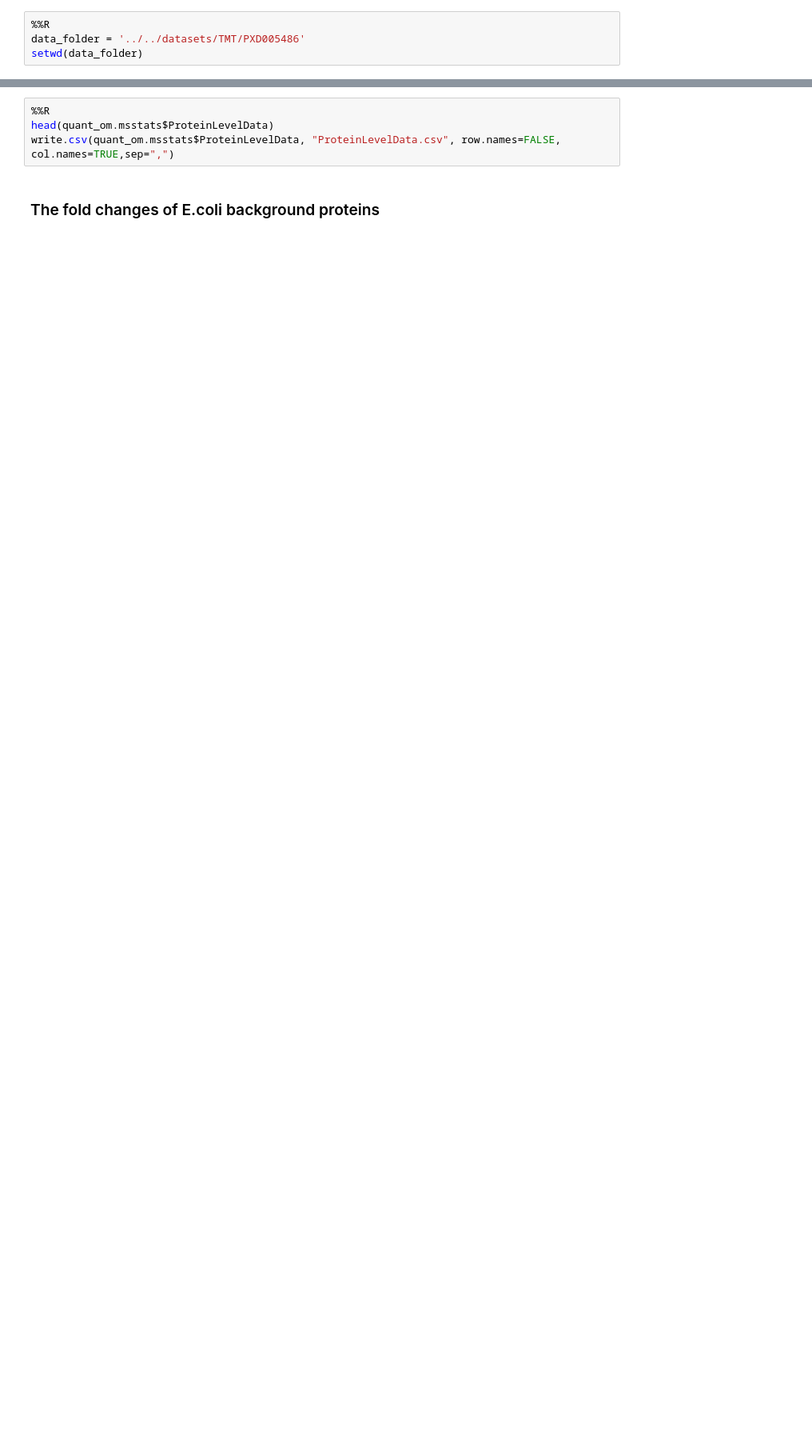
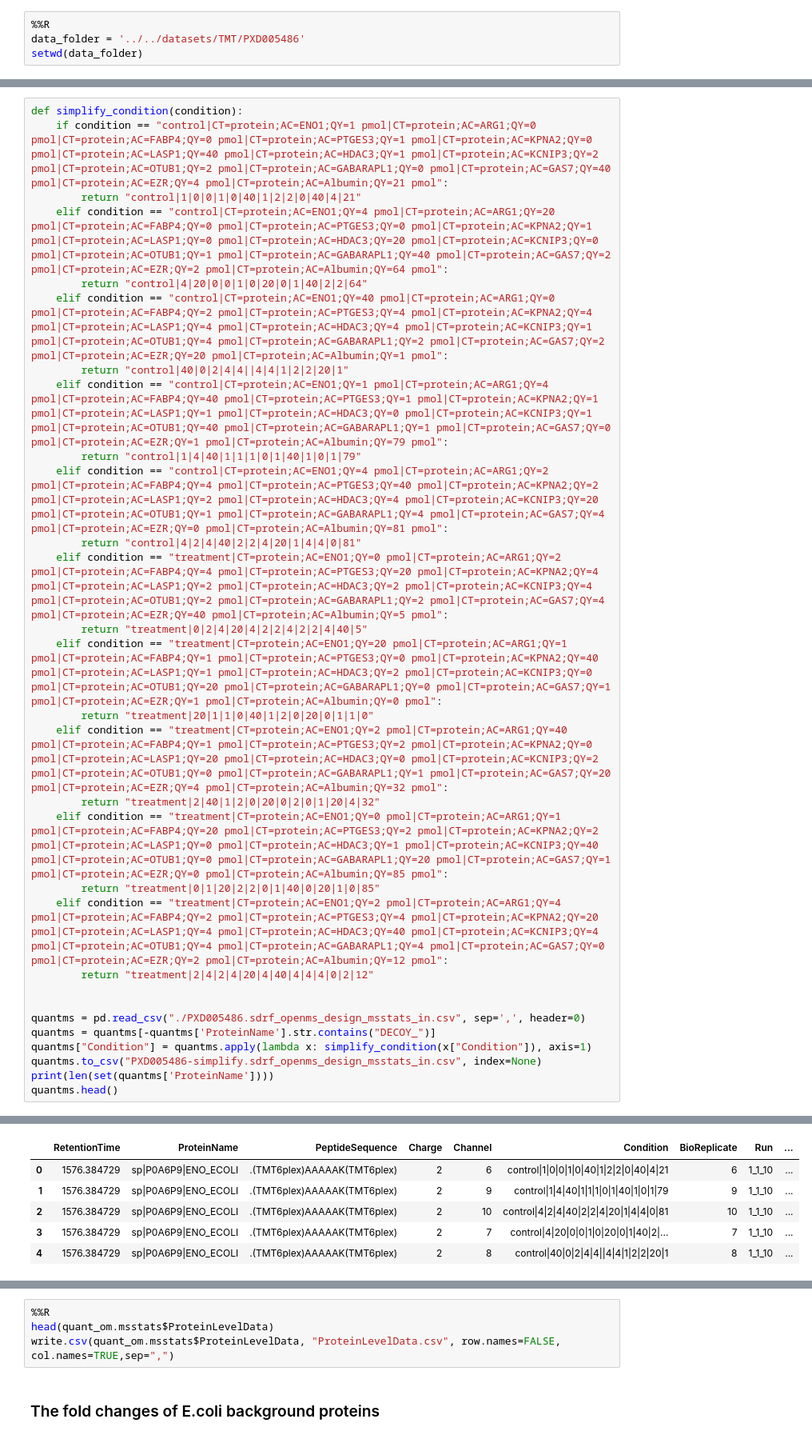
Before and after one commit to ypriverol/quantms-research, a Jupyter notebook: notebooks/TMT/PXD005486Benchmark.ipynb, the cells around one changed output, grey strips where cells are left out. Shown at 80% size. Saved outputs shown, nothing was run; the diff lists cells and outputs as text; blank space fills up the shorter version.

```diff
--- a/notebooks/TMT/PXD005486Benchmark.ipynb
+++ b/notebooks/TMT/PXD005486Benchmark.ipynb
@@ -37,0 +28,31 @@ quantms.head()
+# %%
+def simplify_condition(condition):
+    if condition == "control|CT=protein;AC=ENO1;QY=1 pmol|CT=protein;AC=ARG1;QY=0 pmol|CT=protein;AC=FABP4;QY=0 pmol|CT=protein;AC=PTGES3;QY=1 pmol|CT=protein;AC=KPNA2;QY=0 pmol|CT=protein;AC=LASP1;QY=40 pmol|CT=protein;AC=HDAC3;QY=1 pmol|CT=protein;AC=KCNIP3;QY=2 pmol|CT=protein;AC=OTUB1;QY=2 pmol|CT=protein;AC=GABARAPL1;QY=0 pmol|CT=protein;AC=GAS7;QY=40 pmol|CT=protein;AC=EZR;QY=4 pmol|CT=protein;AC=Albumin;QY=21 pmol":
+        return "control|1|0|0|1|0|40|1|2|2|0|40|4|21"
+    elif condition == "control|CT=protein;AC=ENO1;QY=4 pmol|CT=protein;AC=ARG1;QY=20 pmol|CT=protein;AC=FABP4;QY=0 pmol|CT=protein;AC=PTGES3;QY=0 pmol|CT=protein;AC=KPNA2;QY=1 pmol|CT=protein;AC=LASP1;QY=0 pmol|CT=protein;AC=HDAC3;QY=20 pmol|CT=protein;AC=KCNIP3;QY=0 pmol|CT=protein;AC=OTUB1;QY=1 pmol|CT=protein;AC=GABARAPL1;QY=40 pmol|CT=protein;AC=GAS7;QY=2 pmol|CT=protein;AC=EZR;QY=2 pmol|CT=protein;AC=Albumin;QY=64 pmol":
+        return "control|4|20|0|0|1|0|20|0|1|40|2|2|64"
+    elif condition == "control|CT=protein;AC=ENO1;QY=40 pmol|CT=protein;AC=ARG1;QY=0 pmol|CT=protein;AC=FABP4;QY=2 pmol|CT=protein;AC=PTGES3;QY=4 pmol|CT=protein;AC=KPNA2;QY=4 pmol|CT=protein;AC=LASP1;QY=4 pmol|CT=protein;AC=HDAC3;QY=4 pmol|CT=protein;AC=KCNIP3;QY=1 pmol|CT=protein;AC=OTUB1;QY=4 pmol|CT=protein;AC=GABARAPL1;QY=2 pmol|CT=protein;AC=GAS7;QY=2 pmol|CT=protein;AC=EZR;QY=20 pmol|CT=protein;AC=Albumin;QY=1 pmol":
+        return "control|40|0|2|4|4||4|4|1|2|2|20|1"
+    elif condition == "control|CT=protein;AC=ENO1;QY=1 pmol|CT=protein;AC=ARG1;QY=4 pmol|CT=protein;AC=FABP4;QY=40 pmol|CT=protein;AC=PTGES3;QY=1 pmol|CT=protein;AC=KPNA2;QY=1 pmol|CT=protein;AC=LASP1;QY=1 pmol|CT=protein;AC=HDAC3;QY=0 pmol|CT=protein;AC=KCNIP3;QY=1 pmol|CT=protein;AC=OTUB1;QY=40 pmol|CT=protein;AC=GABARAPL1;QY=1 pmol|CT=protein;AC=GAS7;QY=0 pmol|CT=protein;AC=EZR;QY=1 pmol|CT=protein;AC=Albumin;QY=79 pmol":
+        return "control|1|4|40|1|1|1|0|1|40|1|0|1|79"
+    elif condition == "control|CT=protein;AC=ENO1;QY=4 pmol|CT=protein;AC=ARG1;QY=2 pmol|CT=protein;AC=FABP4;QY=4 pmol|CT=protein;AC=PTGES3;QY=40 pmol|CT=protein;AC=KPNA2;QY=2 pmol|CT=protein;AC=LASP1;QY=2 pmol|CT=protein;AC=HDAC3;QY=4 pmol|CT=protein;AC=KCNIP3;QY=20 pmol|CT=protein;AC=OTUB1;QY=1 pmol|CT=protein;AC=GABARAPL1;QY=4 pmol|CT=protein;AC=GAS7;QY=4 pmol|CT=protein;AC=EZR;QY=0 pmol|CT=protein;AC=Albumin;QY=81 pmol":
+        return "control|4|2|4|40|2|2|4|20|1|4|4|0|81"
+    elif condition == "treatment|CT=protein;AC=ENO1;QY=0 pmol|CT=protein;AC=ARG1;QY=2 pmol|CT=protein;AC=FABP4;QY=4 pmol|CT=protein;AC=PTGES3;QY=20 pmol|CT=protein;AC=KPNA2;QY=4 pmol|CT=protein;AC=LASP1;QY=2 pmol|CT=protein;AC=HDAC3;QY=2 pmol|CT=protein;AC=KCNIP3;QY=4 pmol|CT=protein;AC=OTUB1;QY=2 pmol|CT=protein;AC=GABARAPL1;QY=2 pmol|CT=protein;AC=GAS7;QY=4 pmol|CT=protein;AC=EZR;QY=40 pmol|CT=protein;AC=Albumin;QY=5 pmol":
+        return "treatment|0|2|4|20|4|2|2|4|2|2|4|40|5"
+    elif condition == "treatment|CT=protein;AC=ENO1;QY=20 pmol|CT=protein;AC=ARG1;QY=1 pmol|CT=protein;AC=FABP4;QY=1 pmol|CT=protein;AC=PTGES3;QY=0 pmol|CT=protein;AC=KPNA2;QY=40 pmol|CT=protein;AC=LASP1;QY=1 pmol|CT=protein;AC=HDAC3;QY=2 pmol|CT=protein;AC=KCNIP3;QY=0 pmol|CT=protein;AC=OTUB1;QY=20 pmol|CT=protein;AC=GABARAPL1;QY=0 pmol|CT=protein;AC=GAS7;QY=1 pmol|CT=protein;AC=EZR;QY=1 pmol|CT=protein;AC=Albumin;QY=0 pmol":
+        return "treatment|20|1|1|0|40|1|2|0|20|0|1|1|0"
+    elif condition == "treatment|CT=protein;AC=ENO1;QY=2 pmol|CT=protein;AC=ARG1;QY=40 pmol|CT=protein;AC=FABP4;QY=1 pmol|CT=protein;AC=PTGES3;QY=2 pmol|CT=protein;AC=KPNA2;QY=0 pmol|CT=protein;AC=LASP1;QY=20 pmol|CT=protein;AC=HDAC3;QY=0 pmol|CT=protein;AC=KCNIP3;QY=2 pmol|CT=protein;AC=OTUB1;QY=0 pmol|CT=protein;AC=GABARAPL1;QY=1 pmol|CT=protein;AC=GAS7;QY=20 pmol|CT=protein;AC=EZR;QY=4 pmol|CT=protein;AC=Albumin;QY=32 pmol":
+        return "treatment|2|40|1|2|0|20|0|2|0|1|20|4|32"
+    elif condition == "treatment|CT=protein;AC=ENO1;QY=0 pmol|CT=protein;AC=ARG1;QY=1 pmol|CT=protein;AC=FABP4;QY=20 pmol|CT=protein;AC=PTGES3;QY=2 pmol|CT=protein;AC=KPNA2;QY=2 pmol|CT=protein;AC=LASP1;QY=0 pmol|CT=protein;AC=HDAC3;QY=1 pmol|CT=protein;AC=KCNIP3;QY=40 pmol|CT=protein;AC=OTUB1;QY=0 pmol|CT=protein;AC=GABARAPL1;QY=20 pmol|CT=protein;AC=GAS7;QY=1 pmol|CT=protein;AC=EZR;QY=0 pmol|CT=protein;AC=Albumin;QY=85 pmol":
+        return "treatment|0|1|20|2|2|0|1|40|0|20|1|0|85"
+    elif condition == "treatment|CT=protein;AC=ENO1;QY=2 pmol|CT=protein;AC=ARG1;QY=4 pmol|CT=protein;AC=FABP4;QY=2 pmol|CT=protein;AC=PTGES3;QY=4 pmol|CT=protein;AC=KPNA2;QY=20 pmol|CT=protein;AC=LASP1;QY=4 pmol|CT=protein;AC=HDAC3;QY=40 pmol|CT=protein;AC=KCNIP3;QY=4 pmol|CT=protein;AC=OTUB1;QY=4 pmol|CT=protein;AC=GABARAPL1;QY=4 pmol|CT=protein;AC=GAS7;QY=0 pmol|CT=protein;AC=EZR;QY=2 pmol|CT=protein;AC=Albumin;QY=12 pmol":
+        return "treatment|2|4|2|4|20|4|40|4|4|4|0|2|12"
+
+
+quantms = pd.read_csv("./PXD005486.sdrf_openms_design_msstats_in.csv", sep=',', header=0)
+quantms = quantms[-quantms['ProteinName'].str.contains("DECOY_")]
+quantms["Condition"] = quantms.apply(lambda x: simplify_condition(x["Condition"]), axis=1)
+quantms.to_csv("PXD005486-simplify.sdrf_openms_design_msstats_in.csv", index=None)
+print(len(set(quantms['ProteinName'])))
+quantms.head()
+# %% [output]
@@ -38 +60,7 @@ quantms.head()
+|  | RetentionTime | ProteinName | PeptideSequence | Charge | Channel | Condition | BioReplicate | Run | ... |
+| 0 | 1576.384729 | sp|P0A6P9|ENO_ECOLI | .(TMT6plex)AAAAAK(TMT6plex) | 2 | 6 | control|1|0|0|1|0|40|1|2|2|0|40|4|21 | 6 | 1_1_10 | ... |
+| 1 | 1576.384729 | sp|P0A6P9|ENO_ECOLI | .(TMT6plex)AAAAAK(TMT6plex) | 2 | 9 | control|1|4|40|1|1|1|0|1|40|1|0|1|79 | 9 | 1_1_10 | ... |
+| 2 | 1576.384729 | sp|P0A6P9|ENO_ECOLI | .(TMT6plex)AAAAAK(TMT6plex) | 2 | 10 | control|4|2|4|40|2|2|4|20|1|4|4|0|81 | 10 | 1_1_10 | ... |
+| 3 | 1576.384729 | sp|P0A6P9|ENO_ECOLI | .(TMT6plex)AAAAAK(TMT6plex) | 2 | 7 | control|4|20|0|0|1|0|20|0|1|40|2|... | 7 | 1_1_10 | ... |
+| 4 | 1576.384729 | sp|P0A6P9|ENO_ECOLI | .(TMT6plex)AAAAAK(TMT6plex) | 2 | 8 | control|40|0|2|4|4||4|4|1|2|2|20|1 | 8 | 1_1_10 | ... |
 # %%
```
Also changed, not shown: parts of 25 cells of this notebook, 8 other files.
